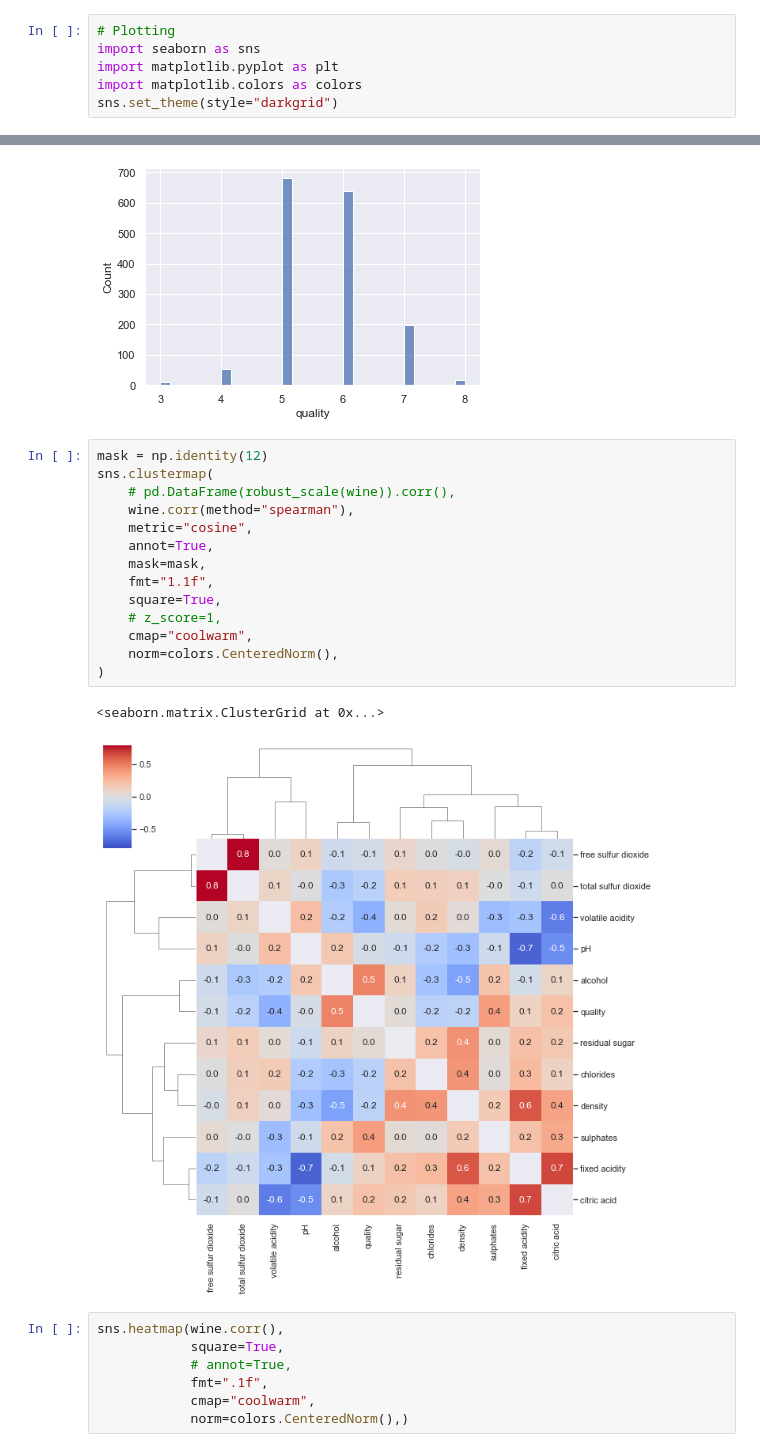
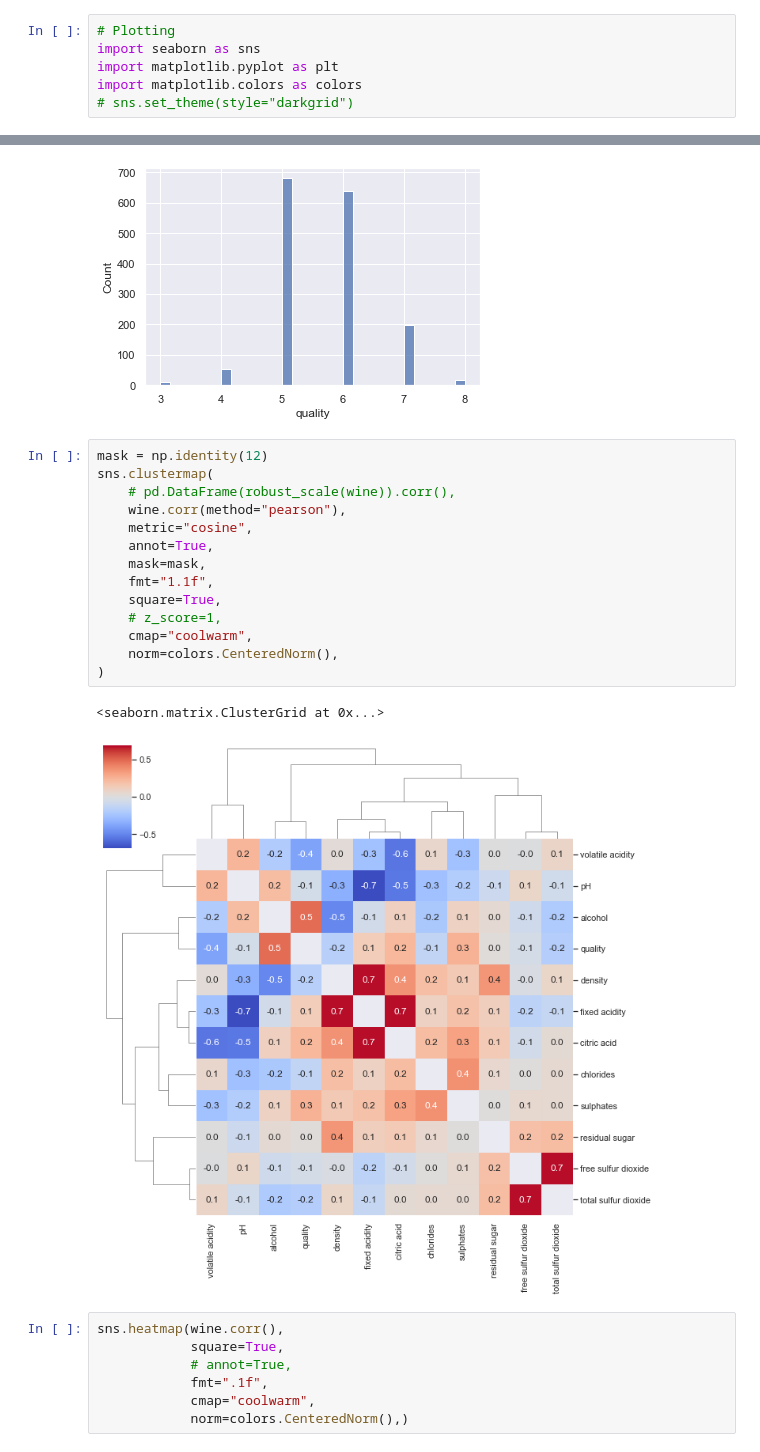
Before and after one commit to SandroMartens/sturdy-bassoon, a Jupyter notebook: Red Wine Quality/analyse.ipynb, the cells around one changed output, grey strips where cells are left out. Cells and saved outputs as stored; diff of their text form.

```diff
--- a/Red Wine Quality/analyse.ipynb
+++ b/Red Wine Quality/analyse.ipynb
@@ -7,7 +7,7 @@ import numpy as np
 import seaborn as sns
 import matplotlib.pyplot as plt
 import matplotlib.colors as colors
-sns.set_theme(style="darkgrid")
+# sns.set_theme(style="darkgrid")
 # %%
 # ML
 from sklearn.preprocessing import RobustScaler
@@ -57,20 +58,20 @@ sns.histplot(
 # %%
 mask = np.identity(12)
 sns.clustermap(
     # pd.DataFrame(robust_scale(wine)).corr(),
-    wine.corr(method="spearman"),
+    wine.corr(method="pearson"),
     metric="cosine",
     annot=True,
     mask=mask,
     fmt="1.1f",
     square=True,
     # z_score=1,
     cmap="coolwarm",
     norm=colors.CenteredNorm(),
 )
 # %% [output]
 <seaborn.matrix.ClusterGrid at 0x...>
-[figure, old version]
+[figure, new version]
 # %%
 sns.heatmap(wine.corr(),
             square=True,
```
Also changed, not shown: parts of 11 cells of this notebook, 3 other files.
